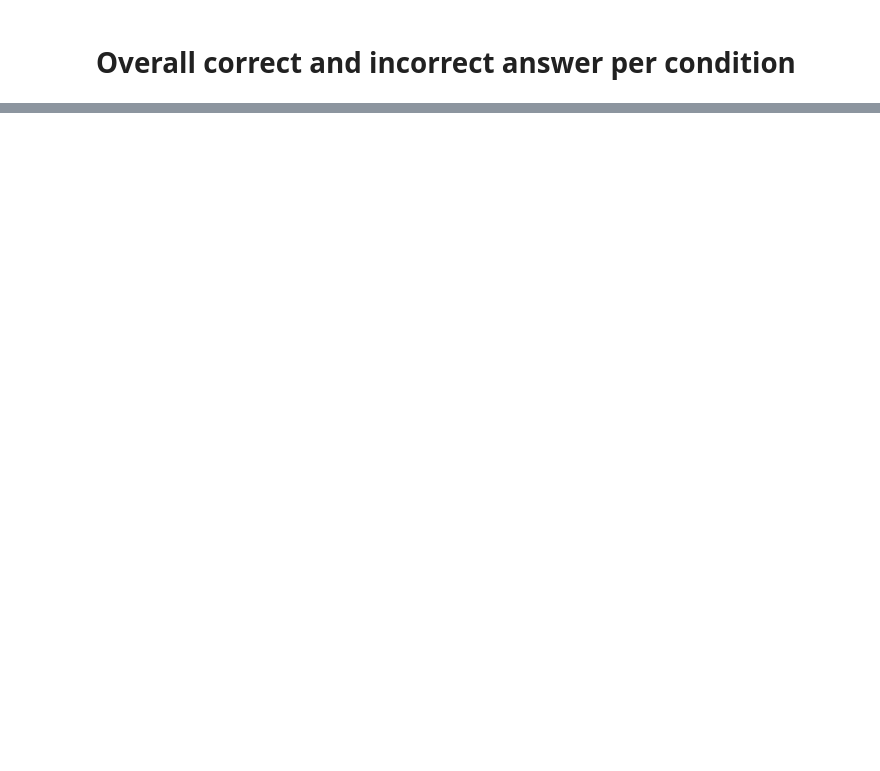
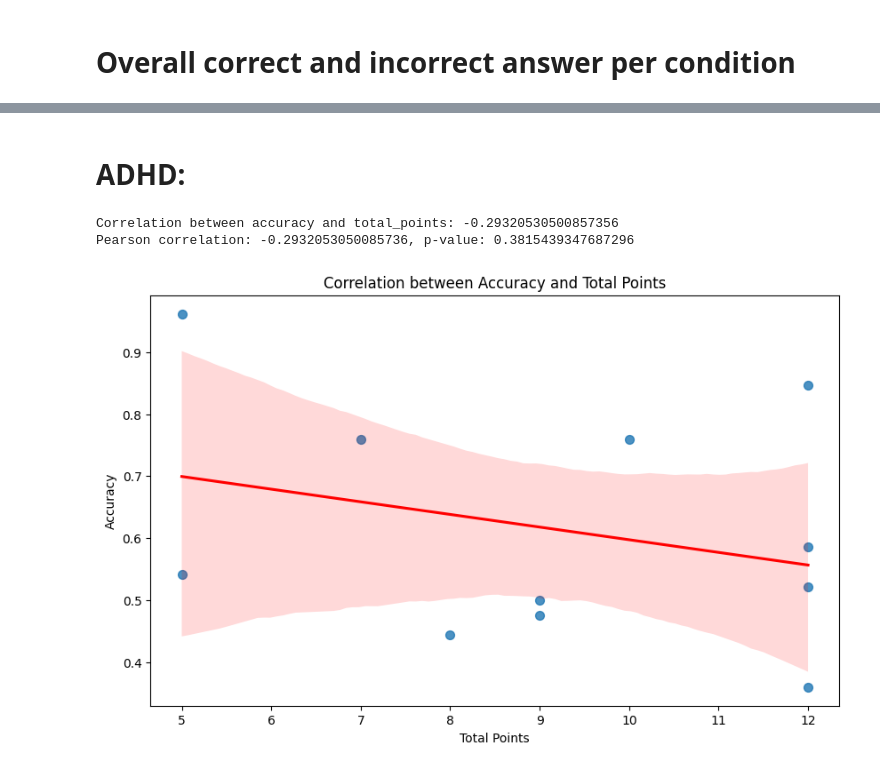
Before and after one commit to UserModelling2425/user-modelling-project-apples-2, a Jupyter notebook: experiment/data_analysis/recall_test_analysis.ipynb, the cells around one changed output, grey strips where cells are left out. Drawn from its saved outputs; the diff is of its cells as text; code cells hidden in the pictures; blank space fills up the shorter version.

```diff
--- a/experiment/data_analysis/recall_test_analysis.ipynb
+++ b/experiment/data_analysis/recall_test_analysis.ipynb
@@ -238,0 +351,29 @@ plt.show()
+# %% [markdown]
+# ADHD:
+# %%
+# Calculate the accuracy for each subject for all trials
+accuracy_per_subject = combined_data.groupby('subject_number')['correct'].mean().reset_index()
+accuracy_per_subject.columns = ['subject_number', 'accuracy']
+
+# Merge accuracy_per_subject with user_modelling_questionnaire to add total_points
+accuracy_per_subject = pd.merge(accuracy_per_subject, user_modelling_questionnaire[['subject_number', 'total_points']], on='subject_number', how='left')
+
+# Calculate the correlation between accuracy and total_points
+correlation = accuracy_per_subject['accuracy'].corr(accuracy_per_subject['total_points'])
+print(f"Correlation between accuracy and total_points: {correlation}")
+
+# Alternatively, using scipy's pearsonr function
+pearson_corr, p_value = pearsonr(accuracy_per_subject['accuracy'], accuracy_per_subject['total_points'])
+print(f"Pearson correlation: {pearson_corr}, p-value: {p_value}")
+
+# Plot the correlation
+plt.figure(figsize=(10, 6))
+sns.regplot(x='total_points', y='accuracy', data=accuracy_per_subject, scatter_kws={'s': 50}, line_kws={'color': 'red'})
+plt.title('Correlation between Accuracy and Total Points')
+plt.xlabel('Total Points')
+plt.ylabel('Accuracy')
+plt.show()
+# %% [output]
+Correlation between accuracy and total_points: -0.29320530500857356
+Pearson correlation: -0.2932053050085736, p-value: 0.3815439347687296
+[figure, added]
```
Also changed, not shown: parts of 22 cells of this notebook, 1 other file.
